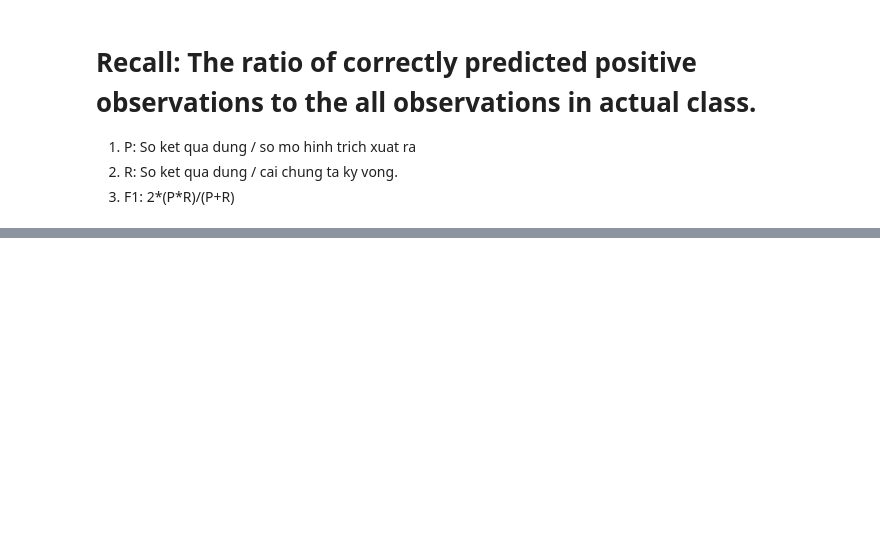
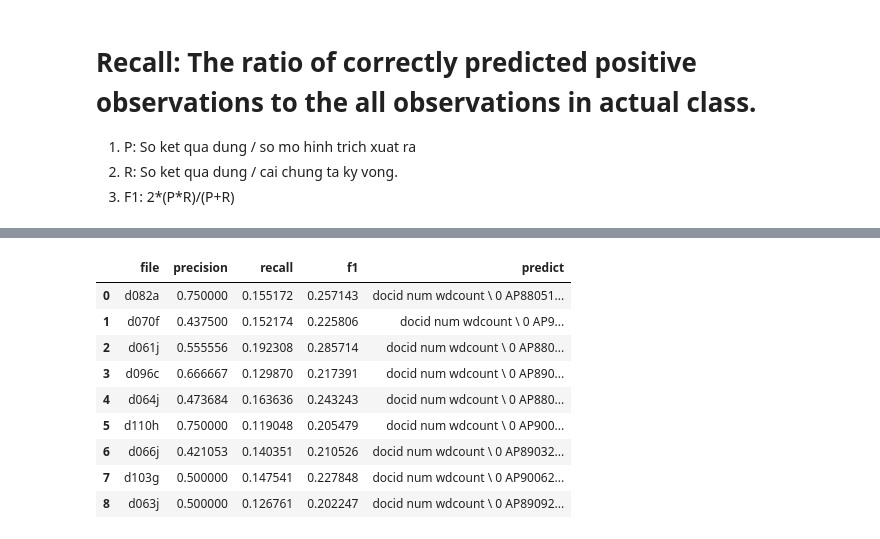
Before and after one commit to khaphan-github/nlp, a Jupyter notebook: page_range_ver_1.ipynb, the cells around one changed output, grey strips where cells are left out. Saved outputs shown, nothing was run; the diff lists cells and outputs as text; code cells hidden in the pictures; blank space fills up the shorter version.

```diff
--- a/page_range_ver_1.ipynb
+++ b/page_range_ver_1.ipynb
@@ -336,9 +369,9 @@ class DUCPageRankSummarizer:
         return results
 # %%
 summarizer = DUCPageRankSummarizer(
-    train_dir='/workspaces/py_env_research/NLP/DUC_TEXT/train',
-    sum_dir='/workspaces/py_env_research/NLP/DUC_SUM',
-    similarity_threshold=0.1,
+    train_dir='./DUC_TEXT/train',
+    sum_dir='./DUC_SUM',
+    similarity_threshold=0.12,
     n_top=0.28
 )
 all_results = summarizer.process_all()
@@ -388,4 +447,6 @@ def plot_line_chart(results):
     plt.legend()
     plt.tight_layout()
     plt.show()
-plot_line_chart(all_results)
+
+def filter_f1_above(results, threshold=0.18):
+    return [r for r in results if r['f1'] > threshold]
@@ -393,0 +457,15 @@ plot_line_chart(all_results)
+# %%
+above_threshold_results = filter_f1_above(all_results, 0.2)
+above_threshold = pd.DataFrame(above_threshold_results)
+above_threshold.head(12)
+# %% [output]
+|  | file | precision | recall | f1 | predict |
+| 0 | d082a | 0.750000 | 0.155172 | 0.257143 | docid num wdcount \ 0 AP88051... |
+| 1 | d070f | 0.437500 | 0.152174 | 0.225806 | docid num wdcount \ 0 AP9... |
+| 2 | d061j | 0.555556 | 0.192308 | 0.285714 | docid num wdcount \ 0 AP880... |
+| 3 | d096c | 0.666667 | 0.129870 | 0.217391 | docid num wdcount \ 0 AP890... |
+| 4 | d064j | 0.473684 | 0.163636 | 0.243243 | docid num wdcount \ 0 AP880... |
+| 5 | d110h | 0.750000 | 0.119048 | 0.205479 | docid num wdcount \ 0 AP900... |
+| 6 | d066j | 0.421053 | 0.140351 | 0.210526 | docid num wdcount \ 0 AP89032... |
+| 7 | d103g | 0.500000 | 0.147541 | 0.227848 | docid num wdcount \ 0 AP90062... |
+| 8 | d063j | 0.500000 | 0.126761 | 0.202247 | docid num wdcount \ 0 AP89092... |
```
Also changed, not shown: parts of 12 cells of this notebook, 3 other files.
